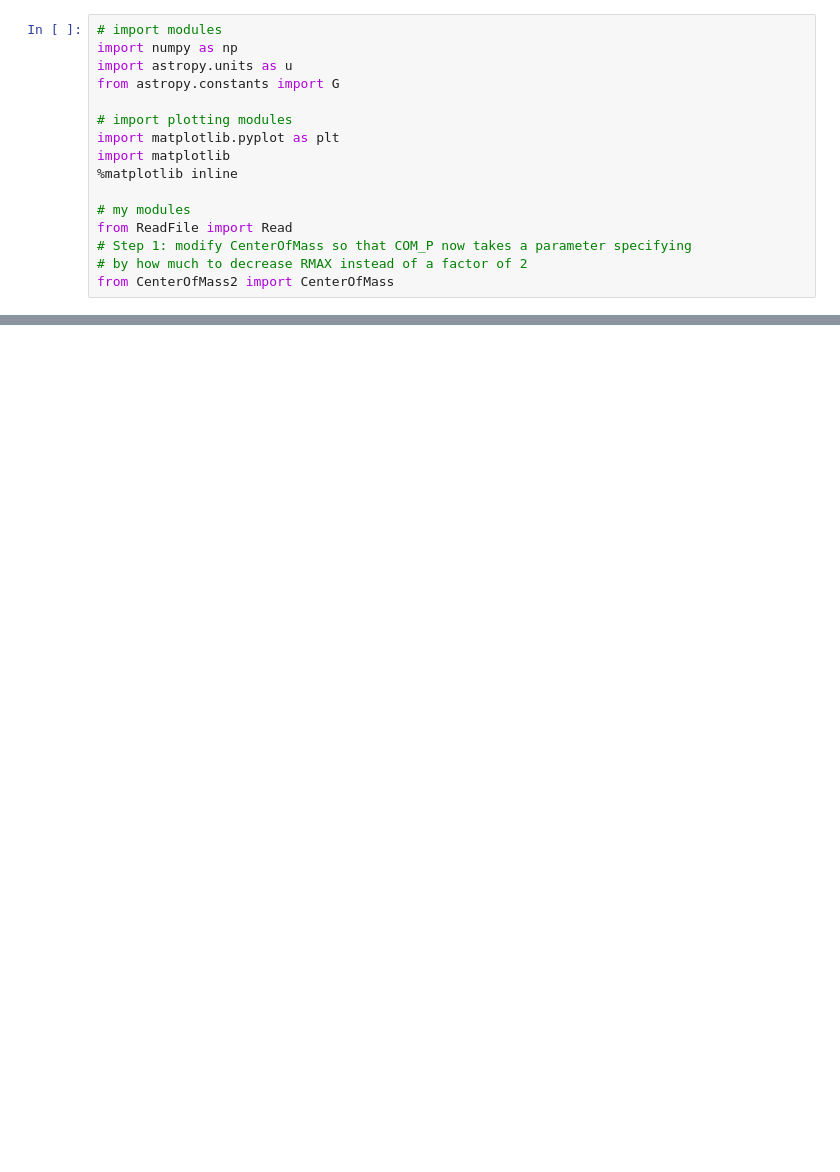
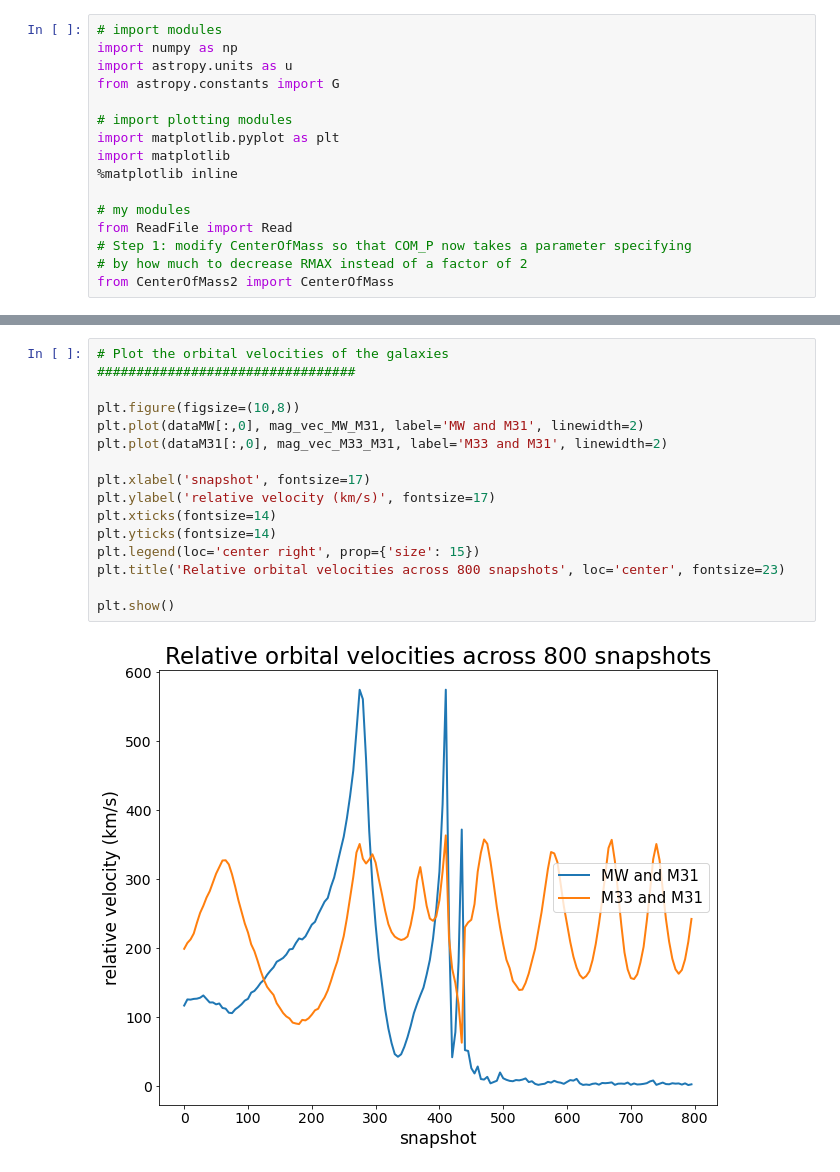
Before and after one commit to nguyenbinh1612/400B_2023_Nguyen, a Jupyter notebook: Homeworks/Homework6/OrbitCOM.ipynb, the cells around one changed output, grey strips where cells are left out. Drawn from its saved outputs; the diff is of its cells as text; blank space fills up the shorter version.

```diff
--- a/Homeworks/Homework6/OrbitCOM.ipynb
+++ b/Homeworks/Homework6/OrbitCOM.ipynb
@@ -125,0 +169,18 @@ FileNotFoundError: [Errno 2] No such file or directory: 'MW_000.txt'
+# %%
+# Plot the orbital velocities of the galaxies
+#################################
+
+plt.figure(figsize=(10,8))
+plt.plot(dataMW[:,0], mag_vec_MW_M31, label='MW and M31', linewidth=2)
+plt.plot(dataM31[:,0], mag_vec_M33_M31, label='M33 and M31', linewidth=2)
+
+plt.xlabel('snapshot', fontsize=17)
+plt.ylabel('relative velocity (km/s)', fontsize=17)
+plt.xticks(fontsize=14)
+plt.yticks(fontsize=14)
+plt.legend(loc='center right', prop={'size': 15})
+plt.title('Relative orbital velocities across 800 snapshots', loc='center', fontsize=23)
+
+plt.show()
+# %% [output]
+[figure, added]
```
Also changed, not shown: parts of 12 cells of this notebook, 3 other files.
